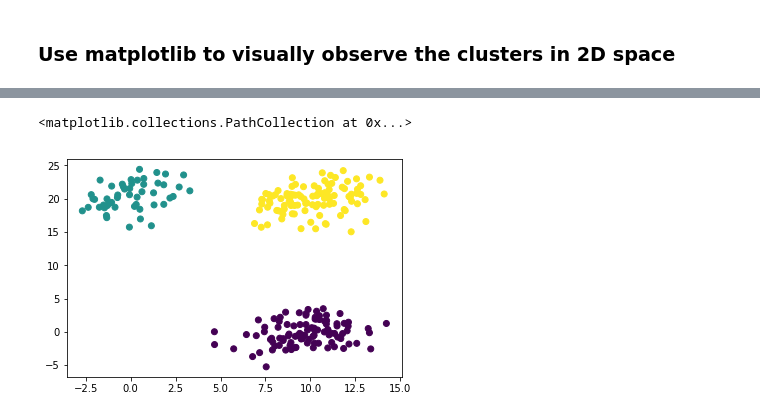
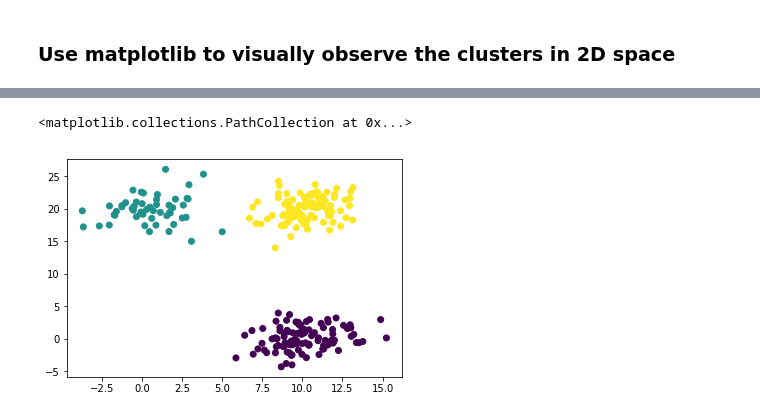
Before and after one commit to GreatLearningAIML1/aiml-ml-hyd-apr-19-batch-Manikanta2991, a Jupyter notebook: R4_Internal_Lab_Clustering_Manikanta_BAlasubramani.ipynb, the cells around one changed output, grey strips where cells are left out. Cells and saved outputs as stored; diff of their text form; code cells hidden in the pictures.

```diff
--- a/R4_Internal_Lab_Clustering_Manikanta_BAlasubramani.ipynb
+++ b/R4_Internal_Lab_Clustering_Manikanta_BAlasubramani.ipynb
@@ -353,7 +353,8 @@ plt.tight_layout()
 # %% [markdown]
 ### 15. Using this distance measure and fcluster function to cluster the data into 3 different groups
 # %%
-fcluster(Z,t=25,criterion='distance')
+optimum_cluster=fcluster(Z,t=79,criterion='distance')
+optimum_cluster
 # %% [output]
 array([1, 1, 1, 1, 1, 1, 1, 1, 1, 1, 1, 1, 1, 1, 1, 1, 1, 1, 1, 1, 1, 1,
        1, 1, 1, 1, 1, 1, 1, 1, 1, 1, 1, 1, 1, 1, 1, 1, 1, 1, 1, 1, 1, 1,
@@ -369,7 +370,3 @@ array([1, 1, 1, 1, 1, 1, 1, 1, 1, 1, 1, 1, 1, 1, 1, 1, 1, 1, 1, 1, 1, 1,
        3, 3, 3, 3, 3, 3, 3, 3], dtype=int32)
 # %% [markdown]
 ### Use matplotlib to visually observe the clusters in 2D space
-# %%
-data_hirar['Cluster']=fcluster(Z,t=25,criterion='distance')
-# %%
-data_hirar.columns=['Col1','Col2','Distance']
@@ -385,5 +373,5 @@ data_hirar.head()
-# %%
-plt.scatter('Col1','Col2',c='Distance',data=data_hirar)
-# %% [output]
-<matplotlib.collections.PathCollection at 0x...>
-[figure, removed]
+# %%
+plt.scatter(data_hirar[0],data_hirar[1],c=optimum_cluster)
+# %% [output]
+<matplotlib.collections.PathCollection at 0x...>
+[figure, added]
```
Also changed, not shown: parts of 8 cells of this notebook.
